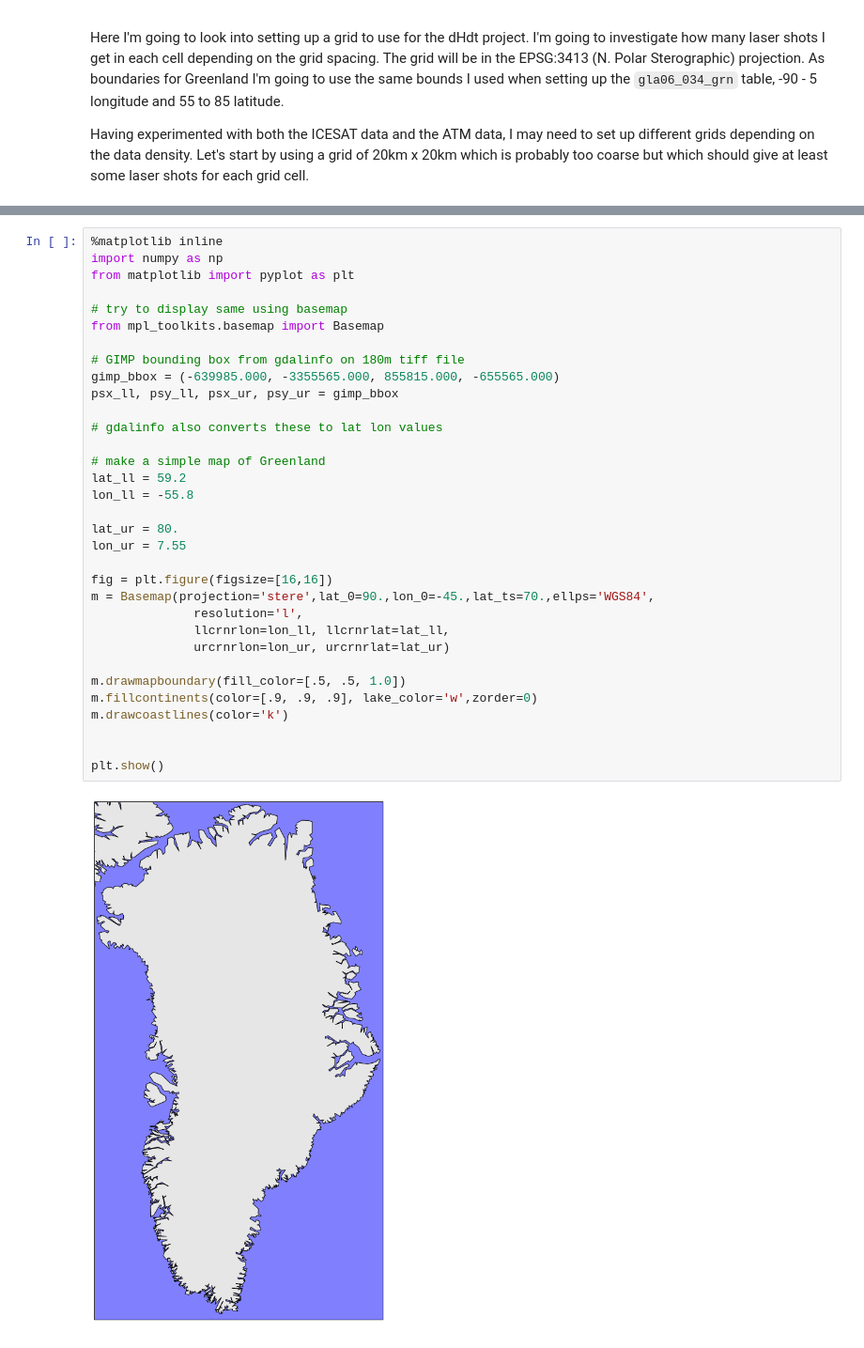
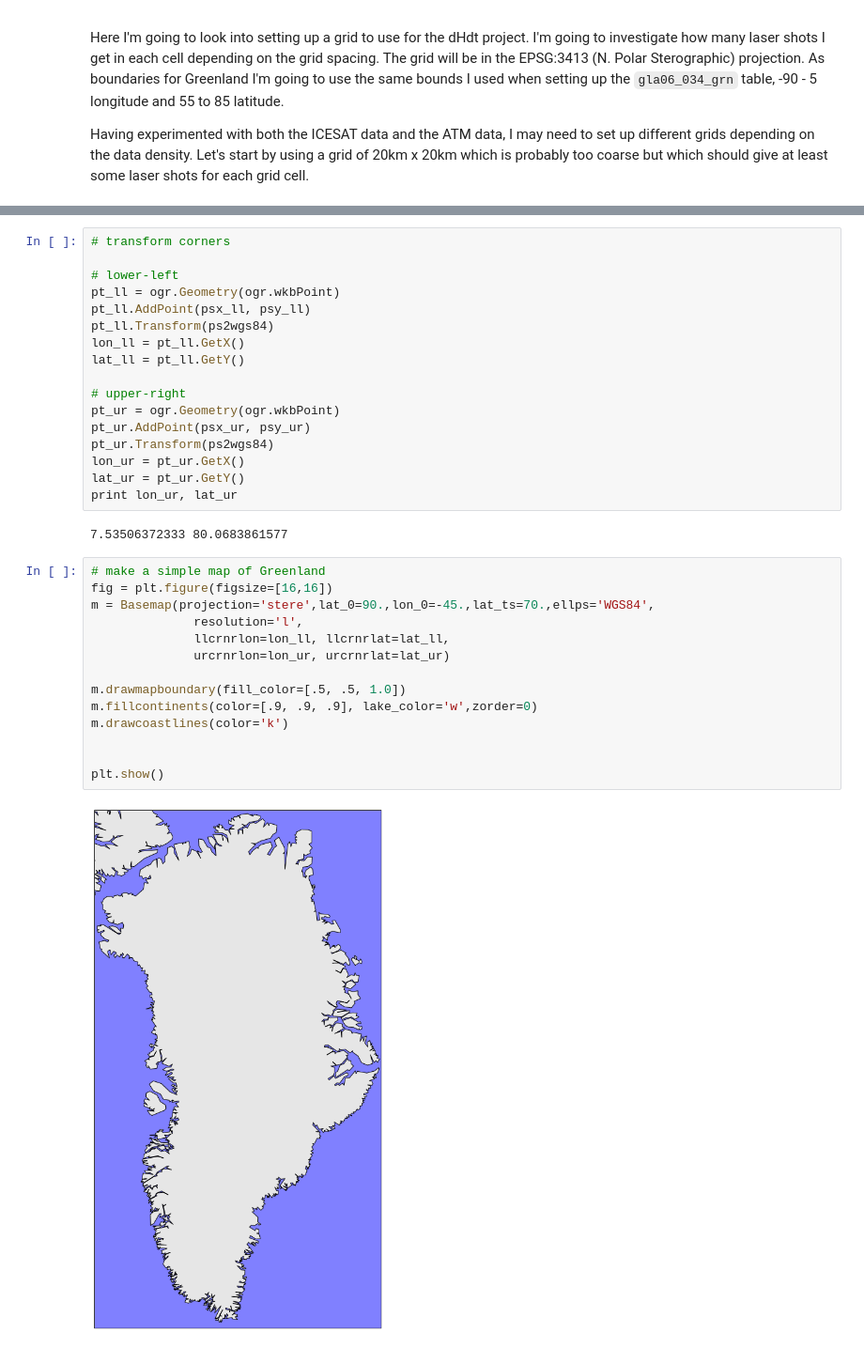
Before and after one commit to tmilliman/pydhdt, a Jupyter notebook: Notebooks/Greenland Grid.ipynb, the cells around one changed output, grey strips where cells are left out. Shown at 94% size. Saved outputs shown, nothing was run; the diff lists cells and outputs as text.

```diff
--- a/Notebooks/Greenland Grid.ipynb
+++ b/Notebooks/Greenland Grid.ipynb
@@ -7,36 +33,36 @@ Having experimented with both the ICESAT data and the ATM data, I may need to se
+# %%
+# transform corners
+
+# lower-left
+pt_ll = ogr.Geometry(ogr.wkbPoint)
+pt_ll.AddPoint(psx_ll, psy_ll)
+pt_ll.Transform(ps2wgs84)
+lon_ll = pt_ll.GetX()
+lat_ll = pt_ll.GetY()
+
+# upper-right
+pt_ur = ogr.Geometry(ogr.wkbPoint)
+pt_ur.AddPoint(psx_ur, psy_ur)
+pt_ur.Transform(ps2wgs84)
+lon_ur = pt_ur.GetX()
+lat_ur = pt_ur.GetY()
+print lon_ur, lat_ur
+# %% [output]
+7.53506372333 80.0683861577
 # %%
-%matplotlib inline
-import numpy as np
-from matplotlib import pyplot as plt
-
-# try to display same using basemap
-from mpl_toolkits.basemap import Basemap
-
-# GIMP bounding box from gdalinfo on 180m tiff file
-gimp_bbox = (-639985.000, -3355565.000, 855815.000, -655565.000)
-psx_ll, psy_ll, psx_ur, psy_ur = gimp_bbox
-
-# gdalinfo also converts these to lat lon values
-
 # make a simple map of Greenland
-lat_ll = 59.2
-lon_ll = -55.8
-
-lat_ur = 80.
-lon_ur = 7.55
-
 fig = plt.figure(figsize=[16,16])
 m = Basemap(projection='stere',lat_0=90.,lon_0=-45.,lat_ts=70.,ellps='WGS84',
               resolution='l',
               llcrnrlon=lon_ll, llcrnrlat=lat_ll,
               urcrnrlon=lon_ur, urcrnrlat=lat_ur)
 
 m.drawmapboundary(fill_color=[.5, .5, 1.0])
 m.fillcontinents(color=[.9, .9, .9], lake_color='w',zorder=0)
 m.drawcoastlines(color='k')
 
 
 plt.show()
 # %% [output]
-[figure, old version]
+[figure, new version]
 # %%
```
Also changed, not shown: parts of 11 cells of this notebook, 1 other file.
